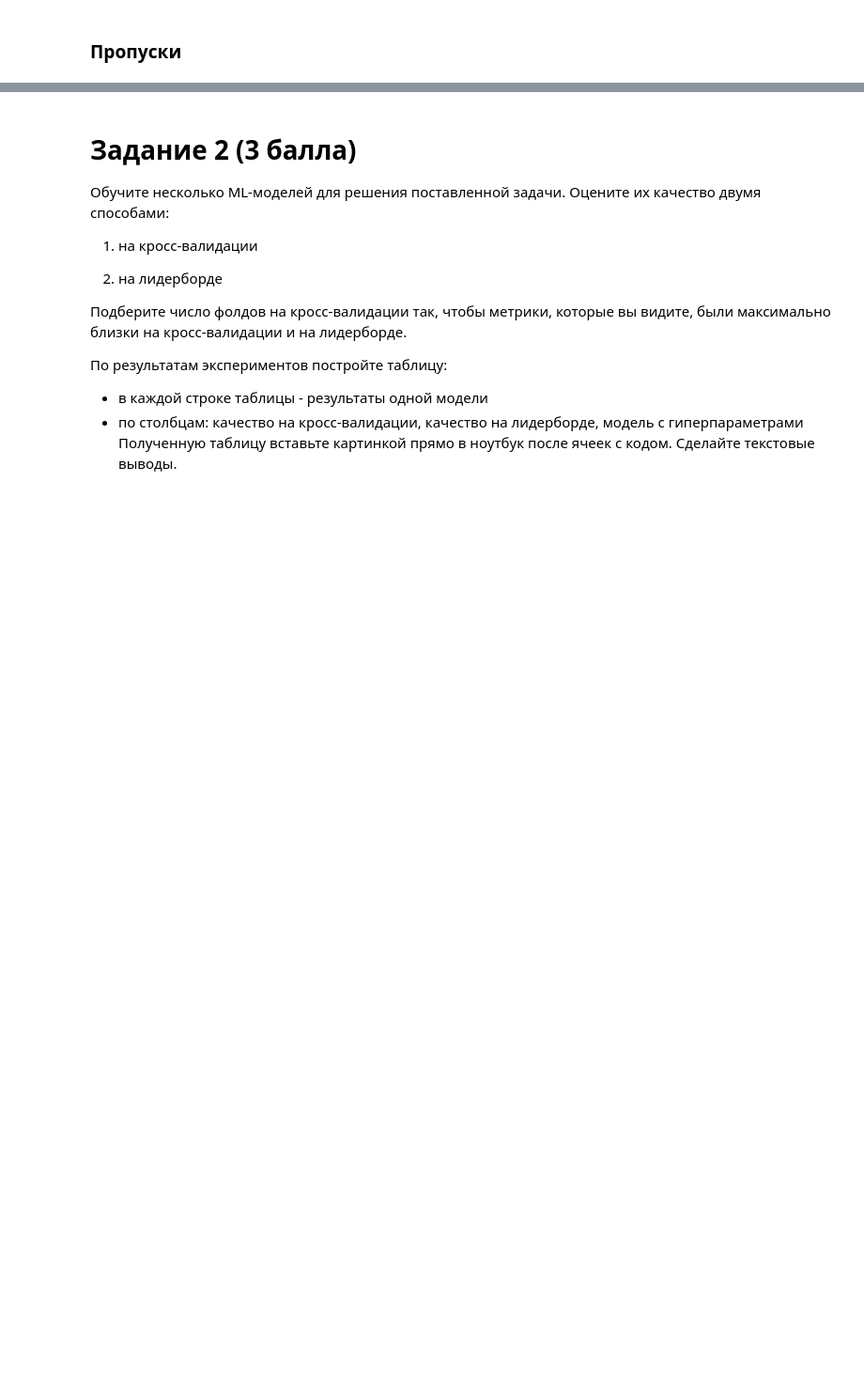
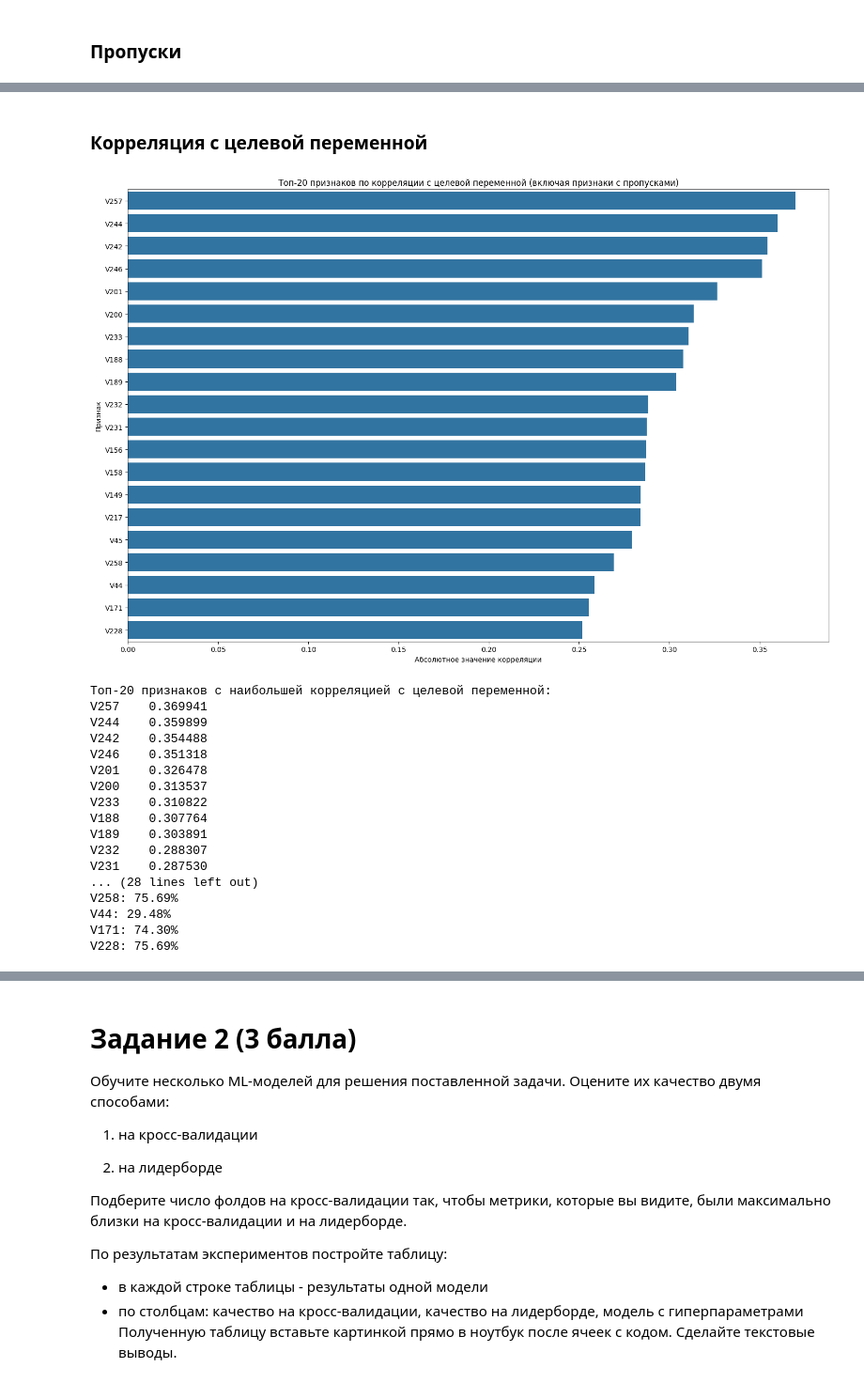
Before and after one commit to psaw/hse-ai24-ml, a Jupyter notebook: hw-7/ML_AI24_HT7.ipynb, the cells around one changed output, grey strips where cells are left out. Shown at 94% size. Drawn from its saved outputs; the diff is of its cells as text; code cells hidden in the pictures; blank space fills up the shorter version.

```diff
--- a/hw-7/ML_AI24_HT7.ipynb
+++ b/hw-7/ML_AI24_HT7.ipynb
@@ -234,0 +278,79 @@ missing_values[missing_values > 0].count()
+# %% [markdown]
+### Корреляция с целевой переменной
+# %%
+# Анализ корреляции признаков с целевой переменной
+target_correlations = {}
+
+# Получаем числовые признаки
+numeric_features = X_train.select_dtypes(exclude=['object', 'category']).columns.tolist()
+
+# Вычисляем корреляцию каждого числового признака с целевой переменной
+for feature in numeric_features:
+    # Для признаков с пропущенными значениями используем метод pairwise
+    if X_train[feature].isnull().any():
+        # Создаем временные копии для расчета корреляции
+        feature_data = X_train[feature].copy()
+
+        # Преобразуем y_train в Series, если это ndarray
+        if isinstance(y_train, np.ndarray):
+            y_train_series = pd.Series(y_train)
+        else:
+            y_train_series = y_train
+
+        # Используем только непропущенные значения для расчета корреляции
+        valid_indices = ~feature_data.isnull()
+        if valid_indices.sum() > 0:  # Проверяем, что есть непустые значения
+            correlation = abs(feature_data[valid_indices].corr(y_train_series[valid_indices]))
+            target_correlations[feature] = correlation
+    else:
+        # Для признаков без пропусков используем стандартный метод
+        if isinstance(y_train, np.ndarray):
+            y_train_series = pd.Series(y_train)
+        else:
+            y_train_series = y_train
+
+        target_correlations[feature] = abs(X_train[feature].corr(y_train_series))
+
+del feature_data
+
+# Сортируем признаки по убыванию корреляции
+sorted_correlations = pd.Series(target_correlations).sort_values(ascending=False)
+
+# Визуализируем топ-20 признаков с наибольшей корреляцией
+plt.figure(figsize=(15, 10))
+top_features = sorted_correlations.head(20)
+sns.barplot(x=top_features.values, y=top_features.index)
+plt.title('Топ-20 признаков по корреляции с целевой переменной (включая признаки с пропусками)')
+plt.xlabel('Абсолютное значение корреляции')
+plt.ylabel('Признак')
+plt.tight_layout()
+plt.show()
+
+# Выводим топ-20 признаков с наибольшей корреляцией
+print("Топ-20 признаков с наибольшей корреляцией с целевой переменной:")
+print(top_features)
+
+# Дополнительно: анализ процента пропусков для топ признаков
+print("\nПроцент пропусков в топ-20 признаках:")
+for feature in top_features.index:
+    missing_pct = X_train[feature].isnull().mean() * 100
+    print(f"{feature}: {missing_pct:.2f}%")
+# %% [output]
+[figure, added]
+Топ-20 признаков с наибольшей корреляцией с целевой переменной:
+V257    0.369941
+V244    0.359899
+V242    0.354488
+V246    0.351318
+V201    0.326478
+V200    0.313537
+V233    0.310822
+V188    0.307764
+V189    0.303891
+V232    0.288307
+V231    0.287530
+... (28 lines left out)
+V258: 75.69%
+V44: 29.48%
+V171: 74.30%
+V228: 75.69%
```
Also changed, not shown: parts of 34 cells of this notebook.
